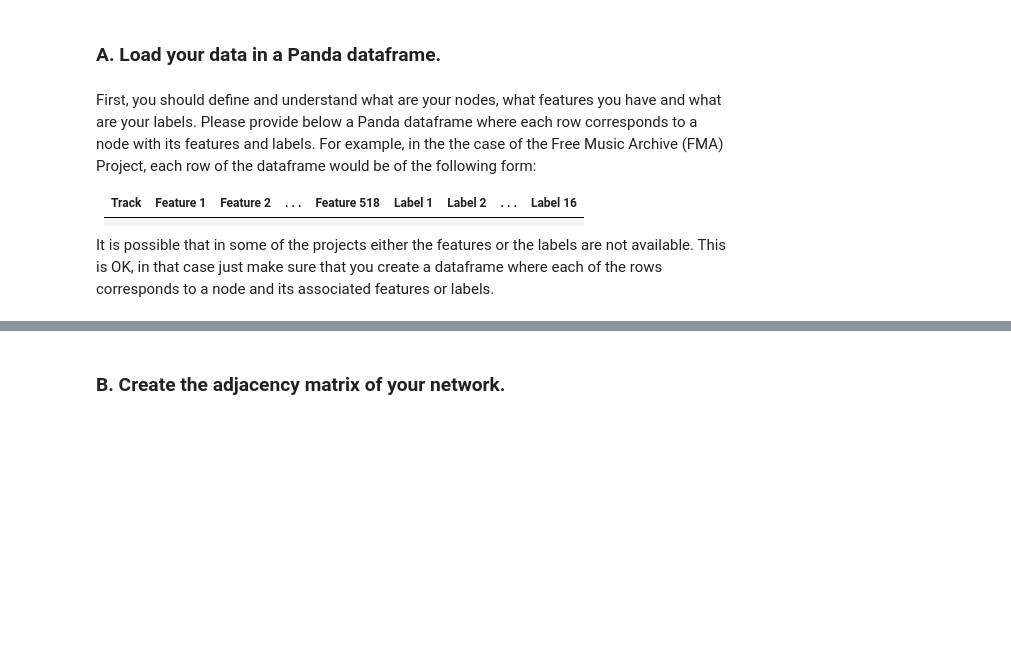
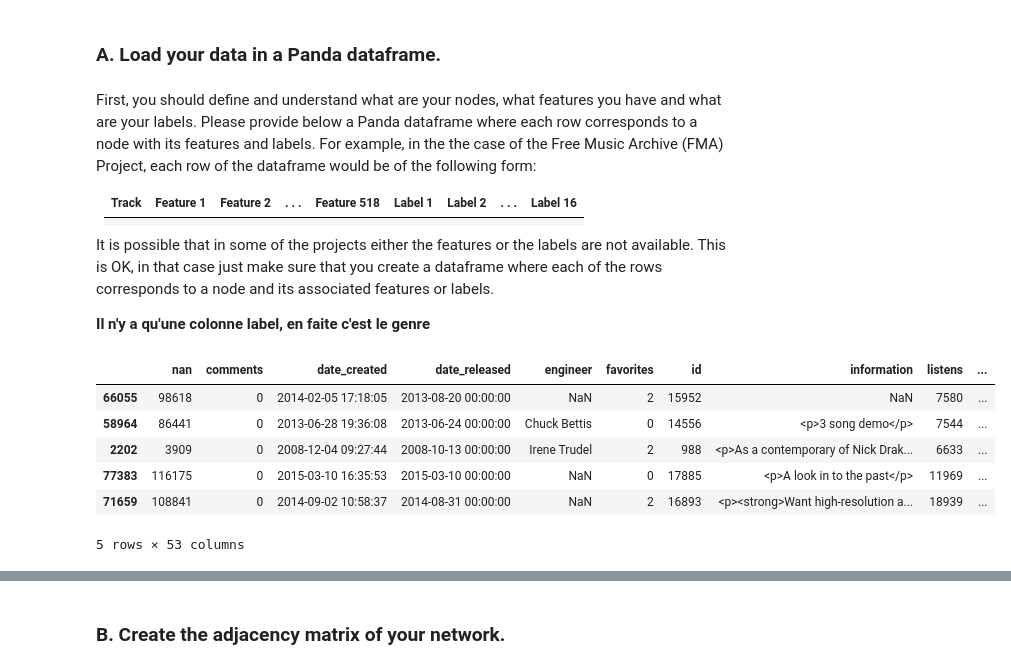
Before and after one commit to TTimTT/NTDS_Project, a Jupyter notebook: milestones_1/Tim_network_properties.ipynb, the cells around one changed output, grey strips where cells are left out. Cells and saved outputs as stored; diff of their text form; code cells hidden in the pictures; blank space fills up the shorter version.

```diff
--- a/milestones_1/Tim_network_properties.ipynb
+++ b/milestones_1/Tim_network_properties.ipynb
@@ -40,4 +42,6 @@ First, you should define and understand what are your nodes, what features you h
 |         |             |           |       |            |          |          |     |        |
 
 It is possible that in some of the projects either the features or the labels are not available. This is OK, in that case just make sure that you create a dataframe where each of the rows corresponds to a node and its associated features or labels.
+
+**Il n'y a qu'une colonne label, en faite c'est le genre**
 # %%
@@ -52,0 +62,12 @@ tracks = pd.read_csv(METADATA_FOLDER + 'tracks.csv', sep=',', encoding='utf-8',
+# %%
+# Get only the small subset tracks
+tracks_small = cleaned_tracks[cleaned_tracks.subset == 'small']
+tracks_small.sample(5)
+# %% [output]
+|  | nan | comments | date_created | date_released | engineer | favorites | id | information | listens | ... |
+| 66055 | 98618 | 0 | 2014-02-05 17:18:05 | 2013-08-20 00:00:00 | NaN | 2 | 15952 | NaN | 7580 | ... |
+| 58964 | 86441 | 0 | 2013-06-28 19:36:08 | 2013-06-24 00:00:00 | Chuck Bettis | 0 | 14556 | <p>3 song demo</p> | 7544 | ... |
+| 2202 | 3909 | 0 | 2008-12-04 09:27:44 | 2008-10-13 00:00:00 | Irene Trudel | 2 | 988 | <p>As a contemporary of Nick Drak... | 6633 | ... |
+| 77383 | 116175 | 0 | 2015-03-10 16:35:53 | 2015-03-10 00:00:00 | NaN | 0 | 17885 | <p>A look in to the past</p> | 11969 | ... |
+| 71659 | 108841 | 0 | 2014-09-02 10:58:37 | 2014-08-31 00:00:00 | NaN | 2 | 16893 | <p><strong>Want high-resolution a... | 18939 | ... |
+5 rows × 53 columns
```
Also changed, not shown: parts of 8 cells of this notebook.
